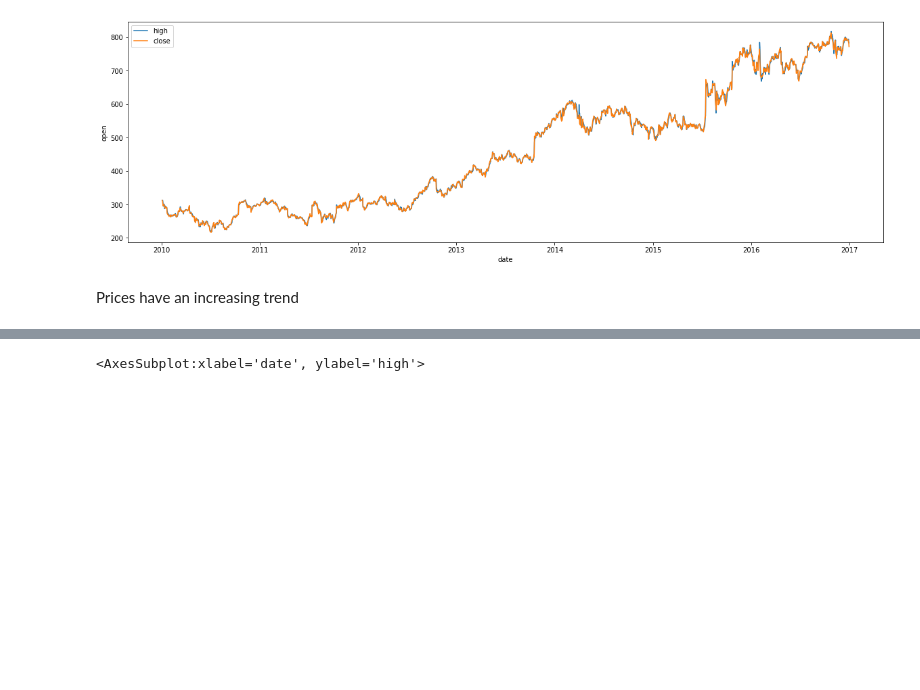
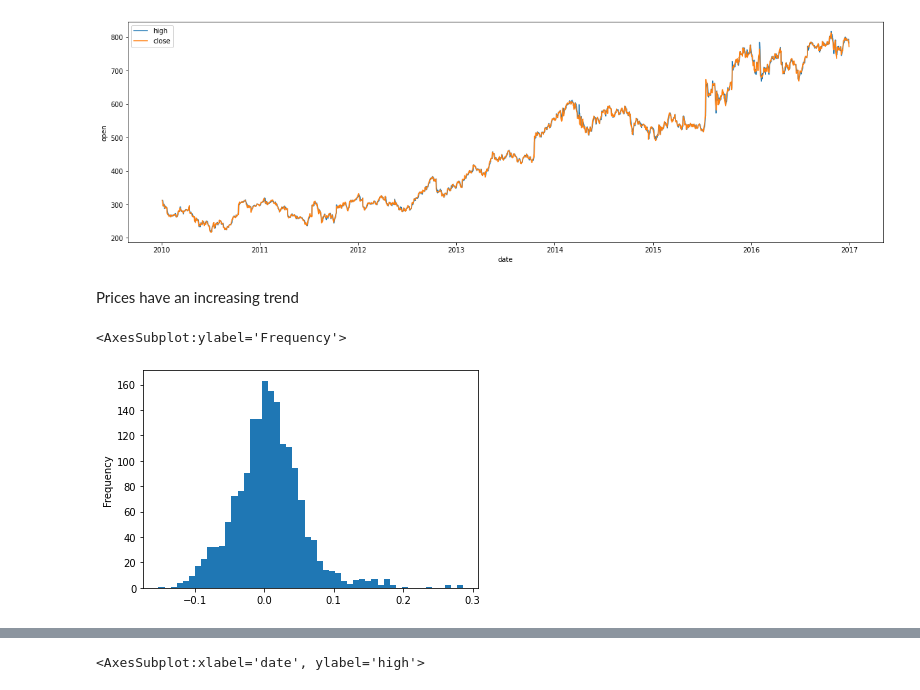
Before and after one commit to Zaki171/Google-Stock-Analysis-and-Predictions, a Jupyter notebook: google-stock-prices-eda.ipynb, the cells around one changed output, grey strips where cells are left out. Cells and saved outputs as stored; diff of their text form; code cells hidden in the pictures; blank space fills up the shorter version.

Commit message:
Kaggle Notebook | Google Stock Prices EDA | Version 9

```diff
--- a/google-stock-prices-eda.ipynb
+++ b/google-stock-prices-eda.ipynb
@@ -144,3 +144,8 @@ sns.lineplot(data = google, y = 'close', x = 'date', label = 'close')
 [figure]
 # %% [markdown]
 Prices have an increasing trend
+# %%
+google['close'].pct_change(10).plot.hist(bins=50)
+# %% [output]
+<AxesSubplot:ylabel='Frequency'>
+[figure, added]
```
Also changed, not shown: parts of 9 cells of this notebook.
